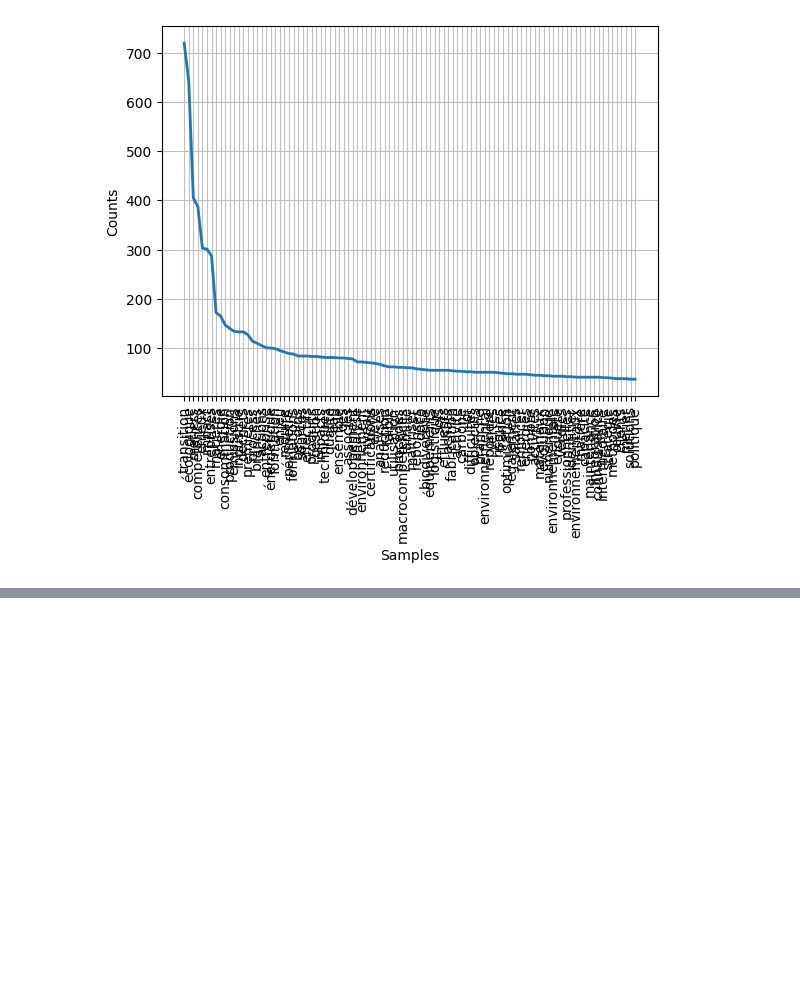
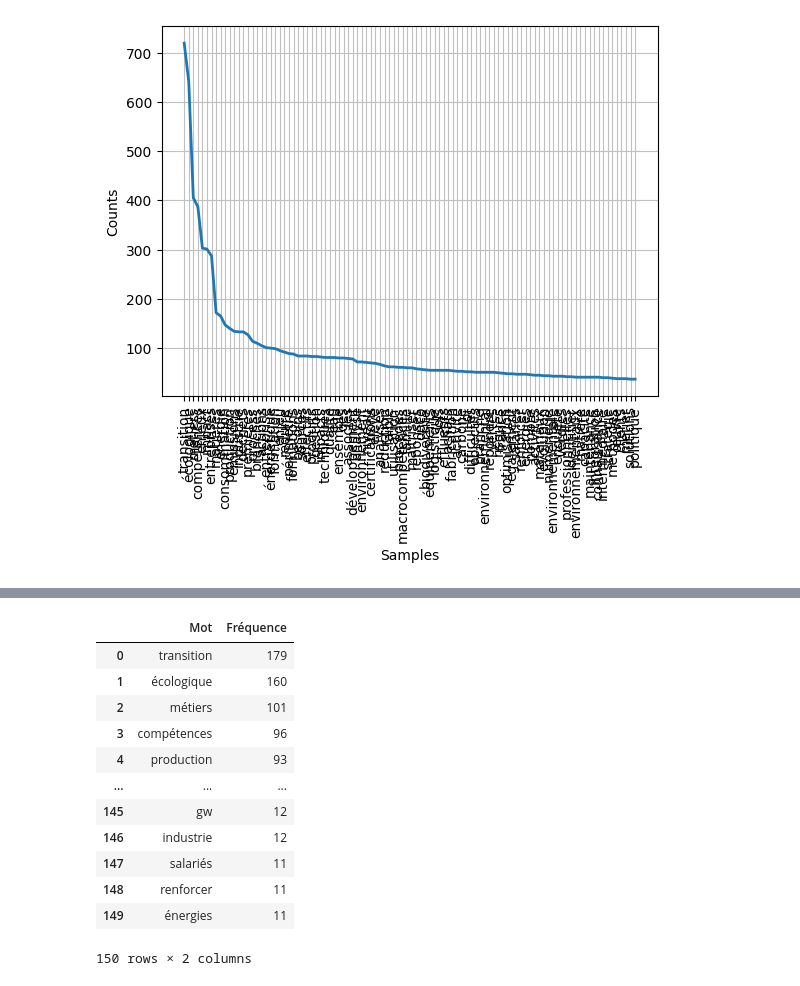
Before and after one commit to LobsterOrganization/LobsterTwitterScrapping, a Jupyter notebook: pythonFile/Dictionnaire des mots.ipynb, the cells around one changed output, grey strips where cells are left out. Drawn from its saved outputs; the diff is of its cells as text; code cells hidden in the pictures; blank space fills up the shorter version.

```diff
--- a/pythonFile/Dictionnaire des mots.ipynb
+++ b/pythonFile/Dictionnaire des mots.ipynb
@@ -208,0 +275,14 @@ plt.show()
+# %%
+# Filtrage des mots vides pour le nouveau texte
+filtered_tokens_new = convertTextStopWords(tokens_new)
+# %%
+# Calcul de la fréquence des mots pour le nouveau texte
+fdist_new = FreqDist(filtered_tokens_new)
+# %%
+# Nombre de mots les plus fréquents à afficher pour le nouveau texte
+num_top_words_new = 100
+
+# Affichage des mots les plus fréquents pour le nouveau texte
+top_words_new = fdist_new.most_common(num_top_words_new)
+for word, freq in top_words_new:
+    print(f"Mot : {word}, Fréquence : {freq}")
@@ -208,0 +329,9 @@ plt.show()
+# %%
+# Fusionner les deux listes
+combined_words = top_words + top_words_new
+
+# Trier la liste combinée en fonction de la fréquence (nombre à droite)
+combined_words_sorted = sorted(combined_words, key=lambda x: x[1], reverse=True)
+
+# Récupérer le top 100 des mots combinés
+top_words_combined = combined_words_sorted[:150]
@@ -208,0 +358,17 @@ plt.show()
+# %%
+df_combined = pd.DataFrame(top_words_combined, columns=['Mot','Fréquence'])
+df_combined
+# %% [output]
+|  | Mot | Fréquence |
+| 0 | transition | 179 |
+| 1 | écologique | 160 |
+| 2 | métiers | 101 |
+| 3 | compétences | 96 |
+| 4 | production | 93 |
+| ... | ... | ... |
+| 145 | gw | 12 |
+| 146 | industrie | 12 |
+| 147 | salariés | 11 |
+| 148 | renforcer | 11 |
+| 149 | énergies | 11 |
+150 rows × 2 columns
```
Also changed, not shown: parts of 22 cells of this notebook, 4 other files.
